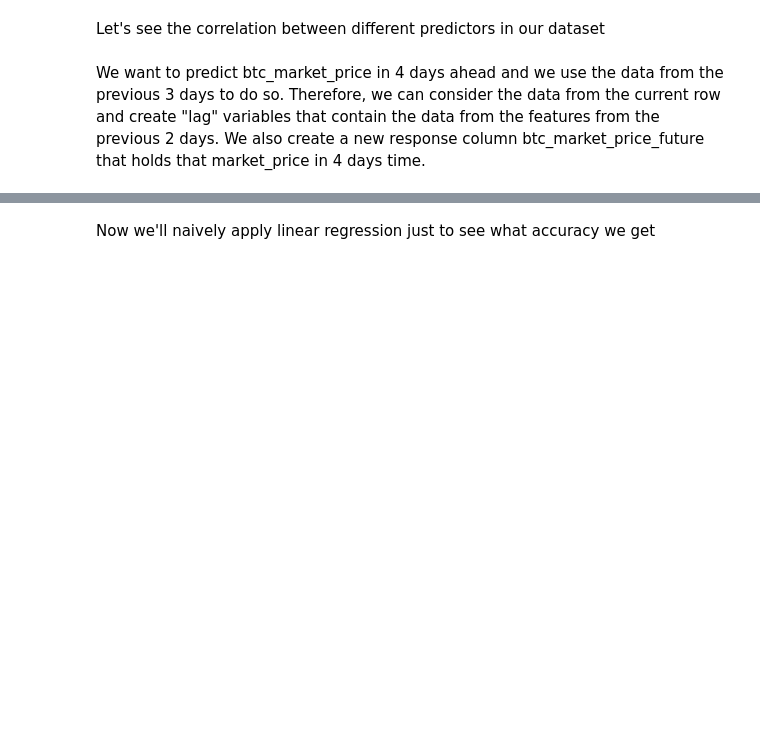
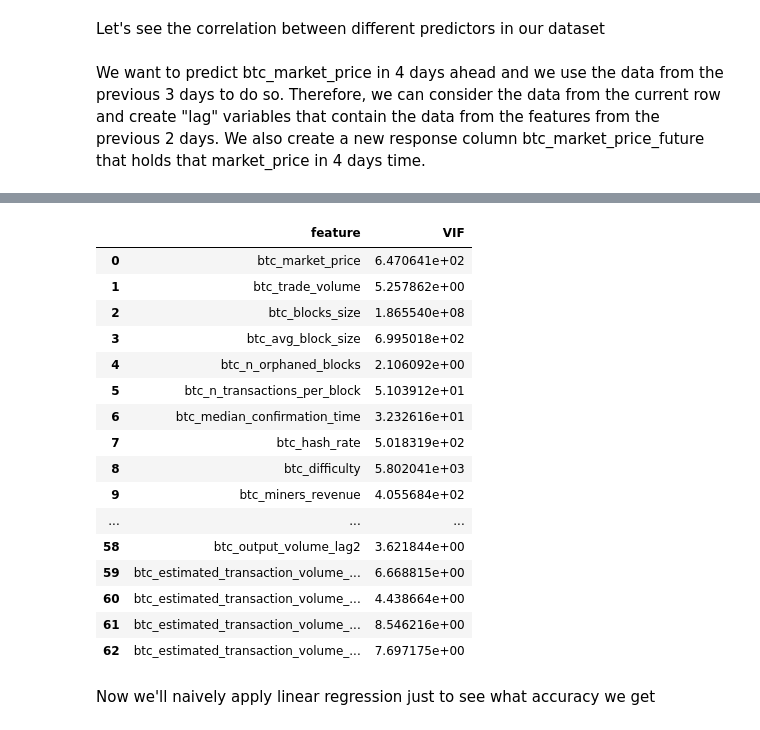
Before and after one commit to adiswami14/bitcoin-regression-study, a Jupyter notebook: BitcoinAnalysis.ipynb, the cells around one changed output, grey strips where cells are left out. Cells and saved outputs as stored; diff of their text form; code cells hidden in the pictures; blank space fills up the shorter version.

```diff
--- a/BitcoinAnalysis.ipynb
+++ b/BitcoinAnalysis.ipynb
@@ -111,3 +163,28 @@ X_train.head()
+# %%
+pd.set_option('display.max_rows', None)   # no truncation
+vif_data = pd.DataFrame()
+vif_data["feature"] = X_train.columns
+vif_data["VIF"] = [variance_inflation_factor(X_train.values, i)
+                   for i in range(X_train.shape[1])]
+vif_data.head(68)
+# %% [output]
+|  | feature | VIF |
+| 0 | btc_market_price | 6.470641e+02 |
+| 1 | btc_trade_volume | 5.257862e+00 |
+| 2 | btc_blocks_size | 1.865540e+08 |
+| 3 | btc_avg_block_size | 6.995018e+02 |
+| 4 | btc_n_orphaned_blocks | 2.106092e+00 |
+| 5 | btc_n_transactions_per_block | 5.103912e+01 |
+| 6 | btc_median_confirmation_time | 3.232616e+01 |
+| 7 | btc_hash_rate | 5.018319e+02 |
+| 8 | btc_difficulty | 5.802041e+03 |
+| 9 | btc_miners_revenue | 4.055684e+02 |
+| ... | ... | ... |
+| 58 | btc_output_volume_lag2 | 3.621844e+00 |
+| 59 | btc_estimated_transaction_volume_... | 6.668815e+00 |
+| 60 | btc_estimated_transaction_volume_... | 4.438664e+00 |
+| 61 | btc_estimated_transaction_volume_... | 8.546216e+00 |
+| 62 | btc_estimated_transaction_volume_... | 7.697175e+00 |
 # %% [markdown]
 Now we'll naively apply linear regression just to see what accuracy we get
 # %%
```
Also changed, not shown: parts of 18 cells of this notebook.
